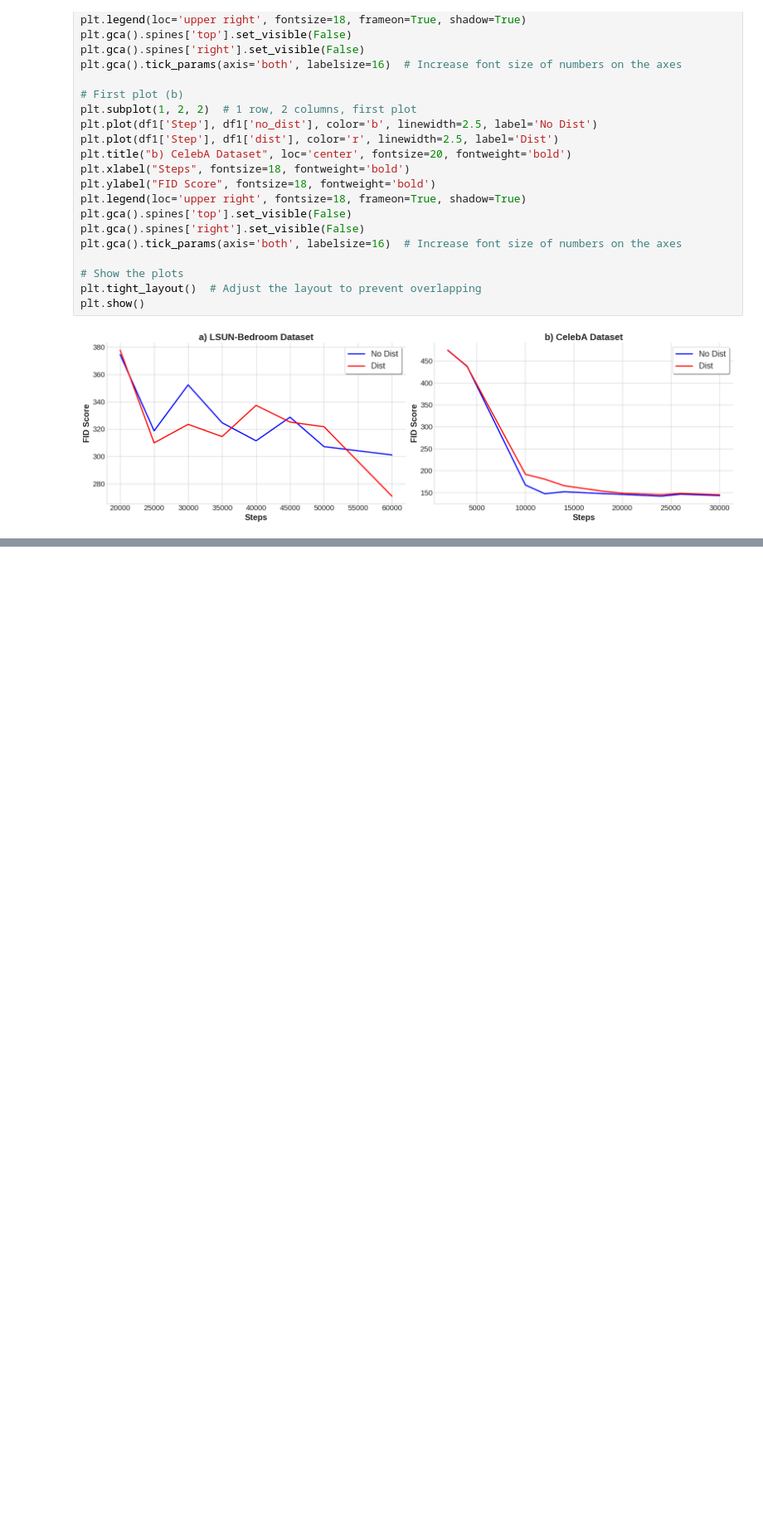
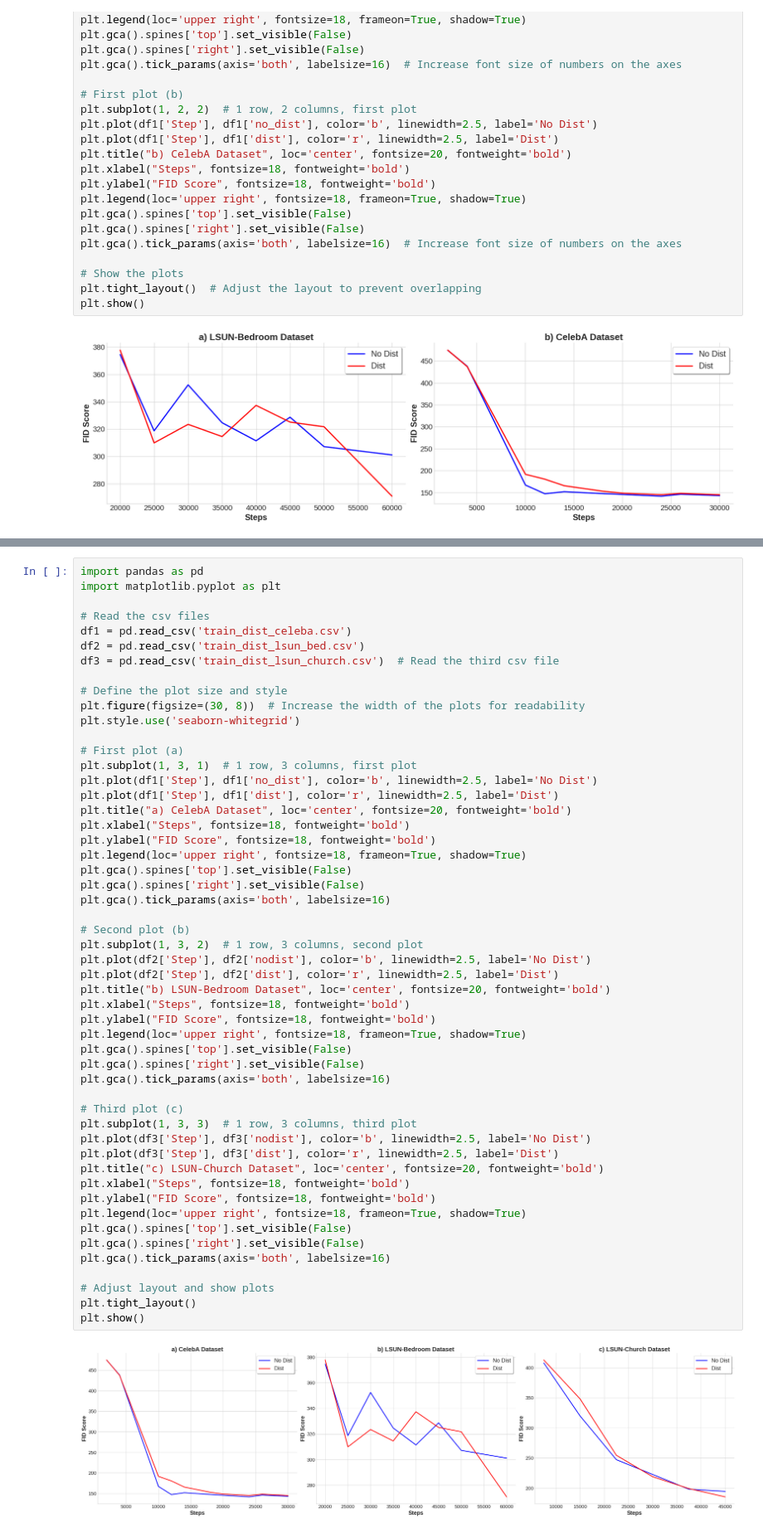
Before and after one commit to Pmobilee/diffusion_distill, a Jupyter notebook: plot_fid.ipynb, the cells around one changed output, grey strips where cells are left out. Shown at 83% size. Cells and saved outputs as stored; diff of their text form; blank space fills up the shorter version.

```diff
--- a/plot_fid.ipynb
+++ b/plot_fid.ipynb
@@ -108,0 +217,54 @@ plt.show()
+# %%
+import pandas as pd
+import matplotlib.pyplot as plt
+
+# Read the csv files
+df1 = pd.read_csv('train_dist_celeba.csv')
+df2 = pd.read_csv('train_dist_lsun_bed.csv')
+df3 = pd.read_csv('train_dist_lsun_church.csv')  # Read the third csv file
+
+# Define the plot size and style
+plt.figure(figsize=(30, 8))  # Increase the width of the plots for readability
+plt.style.use('seaborn-whitegrid')
+
+# First plot (a)
+plt.subplot(1, 3, 1)  # 1 row, 3 columns, first plot
+plt.plot(df1['Step'], df1['no_dist'], color='b', linewidth=2.5, label='No Dist')
+plt.plot(df1['Step'], df1['dist'], color='r', linewidth=2.5, label='Dist')
+plt.title("a) CelebA Dataset", loc='center', fontsize=20, fontweight='bold')
+plt.xlabel("Steps", fontsize=18, fontweight='bold')
+plt.ylabel("FID Score", fontsize=18, fontweight='bold')
+plt.legend(loc='upper right', fontsize=18, frameon=True, shadow=True)
+plt.gca().spines['top'].set_visible(False)
+plt.gca().spines['right'].set_visible(False)
+plt.gca().tick_params(axis='both', labelsize=16)
+
+# Second plot (b)
+plt.subplot(1, 3, 2)  # 1 row, 3 columns, second plot
+plt.plot(df2['Step'], df2['nodist'], color='b', linewidth=2.5, label='No Dist')
+plt.plot(df2['Step'], df2['dist'], color='r', linewidth=2.5, label='Dist')
+plt.title("b) LSUN-Bedroom Dataset", loc='center', fontsize=20, fontweight='bold')
+plt.xlabel("Steps", fontsize=18, fontweight='bold')
+plt.ylabel("FID Score", fontsize=18, fontweight='bold')
+plt.legend(loc='upper right', fontsize=18, frameon=True, shadow=True)
+plt.gca().spines['top'].set_visible(False)
+plt.gca().spines['right'].set_visible(False)
+plt.gca().tick_params(axis='both', labelsize=16)
+
+# Third plot (c)
+plt.subplot(1, 3, 3)  # 1 row, 3 columns, third plot
+plt.plot(df3['Step'], df3['nodist'], color='b', linewidth=2.5, label='No Dist')
+plt.plot(df3['Step'], df3['dist'], color='r', linewidth=2.5, label='Dist')
+plt.title("c) LSUN-Church Dataset", loc='center', fontsize=20, fontweight='bold')
+plt.xlabel("Steps", fontsize=18, fontweight='bold')
+plt.ylabel("FID Score", fontsize=18, fontweight='bold')
+plt.legend(loc='upper right', fontsize=18, frameon=True, shadow=True)
+plt.gca().spines['top'].set_visible(False)
+plt.gca().spines['right'].set_visible(False)
+plt.gca().tick_params(axis='both', labelsize=16)
+
+# Adjust layout and show plots
+plt.tight_layout()
+plt.show()
+# %% [output]
+[figure, added]
```
Also changed, not shown: parts of 4 cells of this notebook.
